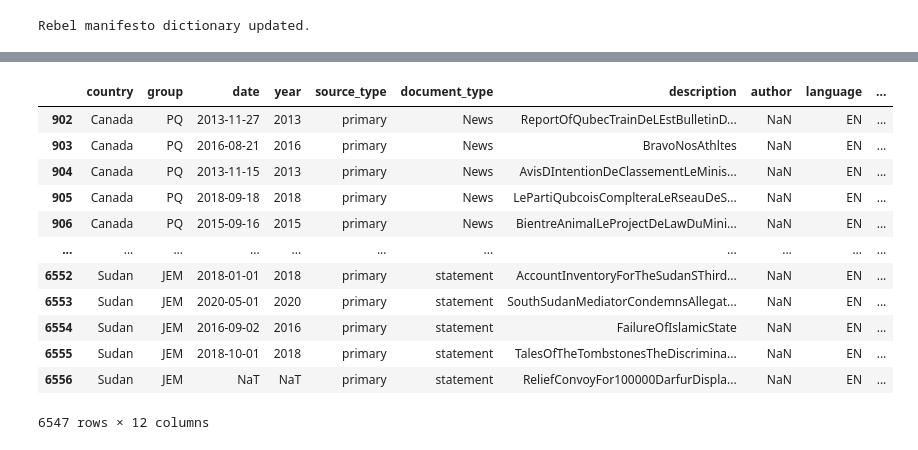
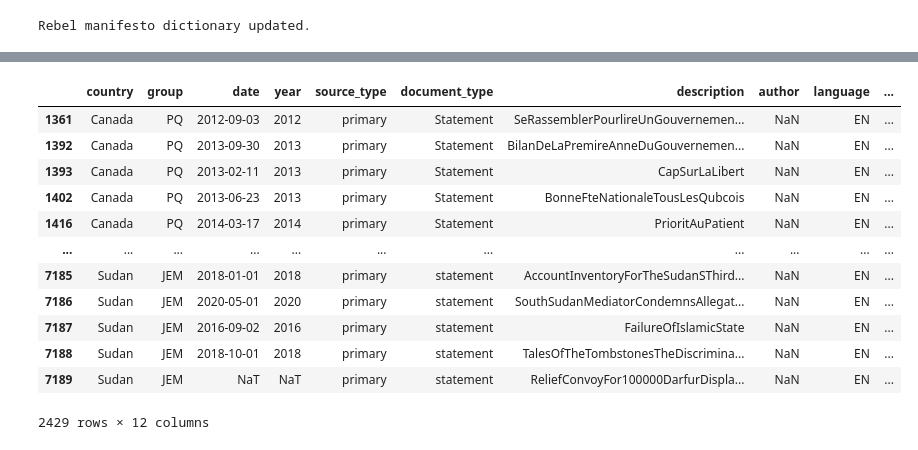
Before and after one commit to EandrewJones/rebel-manifesto, a Jupyter notebook: code/generate_metadata-report.ipynb, the cells around one changed output, grey strips where cells are left out. Cells and saved outputs as stored; diff of their text form; code cells hidden in the pictures.

```diff
--- a/code/generate_metadata-report.ipynb
+++ b/code/generate_metadata-report.ipynb
@@ -86,20 +86,20 @@ manifesto_dictionary[is_primary]
 # %%
-groups = manifesto_dictionary['group'].isin(['CPI-Maoist', 'PFLP', 'PMR', 'JEM', 'PQ'])
-manifesto_dictionary[is_primary & groups]
+groups = manifesto_dictionary['group'].isin(['CPI-Maoist', 'PFLP', 'PMR', 'JEM', 'PQ', 'CONAIE'])
+manifesto_dictionary[is_primary & groups & (manifesto_dictionary.document_type != 'News')]
 # %% [output]
 |  | country | group | date | year | source_type | document_type | description | author | language | ... |
-| 902 | Canada | PQ | 2013-11-27 | 2013 | primary | News | ReportOfQubecTrainDeLEstBulletinD... | NaN | EN | ... |
-| 903 | Canada | PQ | 2016-08-21 | 2016 | primary | News | BravoNosAthltes | NaN | EN | ... |
-| 904 | Canada | PQ | 2013-11-15 | 2013 | primary | News | AvisDIntentionDeClassementLeMinis... | NaN | EN | ... |
-| 905 | Canada | PQ | 2018-09-18 | 2018 | primary | News | LePartiQubcoisComplteraLeRseauDeS... | NaN | EN | ... |
-| 906 | Canada | PQ | 2015-09-16 | 2015 | primary | News | BientreAnimalLeProjectDeLawDuMini... | NaN | EN | ... |
+| 1361 | Canada | PQ | 2012-09-03 | 2012 | primary | Statement | SeRassemblerPourlireUnGouvernemen... | NaN | EN | ... |
+| 1392 | Canada | PQ | 2013-09-30 | 2013 | primary | Statement | BilanDeLaPremireAnneDuGouvernemen... | NaN | EN | ... |
+| 1393 | Canada | PQ | 2013-02-11 | 2013 | primary | Statement | CapSurLaLibert | NaN | EN | ... |
+| 1402 | Canada | PQ | 2013-06-23 | 2013 | primary | Statement | BonneFteNationaleTousLesQubcois | NaN | EN | ... |
+| 1416 | Canada | PQ | 2014-03-17 | 2014 | primary | Statement | PrioritAuPatient | NaN | EN | ... |
 | ... | ... | ... | ... | ... | ... | ... | ... | ... | ... | ... |
-| 6552 | Sudan | JEM | 2018-01-01 | 2018 | primary | statement | AccountInventoryForTheSudanSThird... | NaN | EN | ... |
-| 6553 | Sudan | JEM | 2020-05-01 | 2020 | primary | statement | SouthSudanMediatorCondemnsAllegat... | NaN | EN | ... |
-| 6554 | Sudan | JEM | 2016-09-02 | 2016 | primary | statement | FailureOfIslamicState | NaN | EN | ... |
-| 6555 | Sudan | JEM | 2018-10-01 | 2018 | primary | statement | TalesOfTheTombstonesTheDiscrimina... | NaN | EN | ... |
-| 6556 | Sudan | JEM | NaT | NaT | primary | statement | ReliefConvoyFor100000DarfurDispla... | NaN | EN | ... |
+| 7185 | Sudan | JEM | 2018-01-01 | 2018 | primary | statement | AccountInventoryForTheSudanSThird... | NaN | EN | ... |
+| 7186 | Sudan | JEM | 2020-05-01 | 2020 | primary | statement | SouthSudanMediatorCondemnsAllegat... | NaN | EN | ... |
+| 7187 | Sudan | JEM | 2016-09-02 | 2016 | primary | statement | FailureOfIslamicState | NaN | EN | ... |
+| 7188 | Sudan | JEM | 2018-10-01 | 2018 | primary | statement | TalesOfTheTombstonesTheDiscrimina... | NaN | EN | ... |
+| 7189 | Sudan | JEM | NaT | NaT | primary | statement | ReliefConvoyFor100000DarfurDispla... | NaN | EN | ... |
-6547 rows × 12 columns
+2429 rows × 12 columns
 # %%
 manifesto_dictionary.loc[manifesto_dictionary.country == 'Canada','document_type'].value_counts()
 # %% [output]
```
Also changed, not shown: parts of 6 cells of this notebook.
